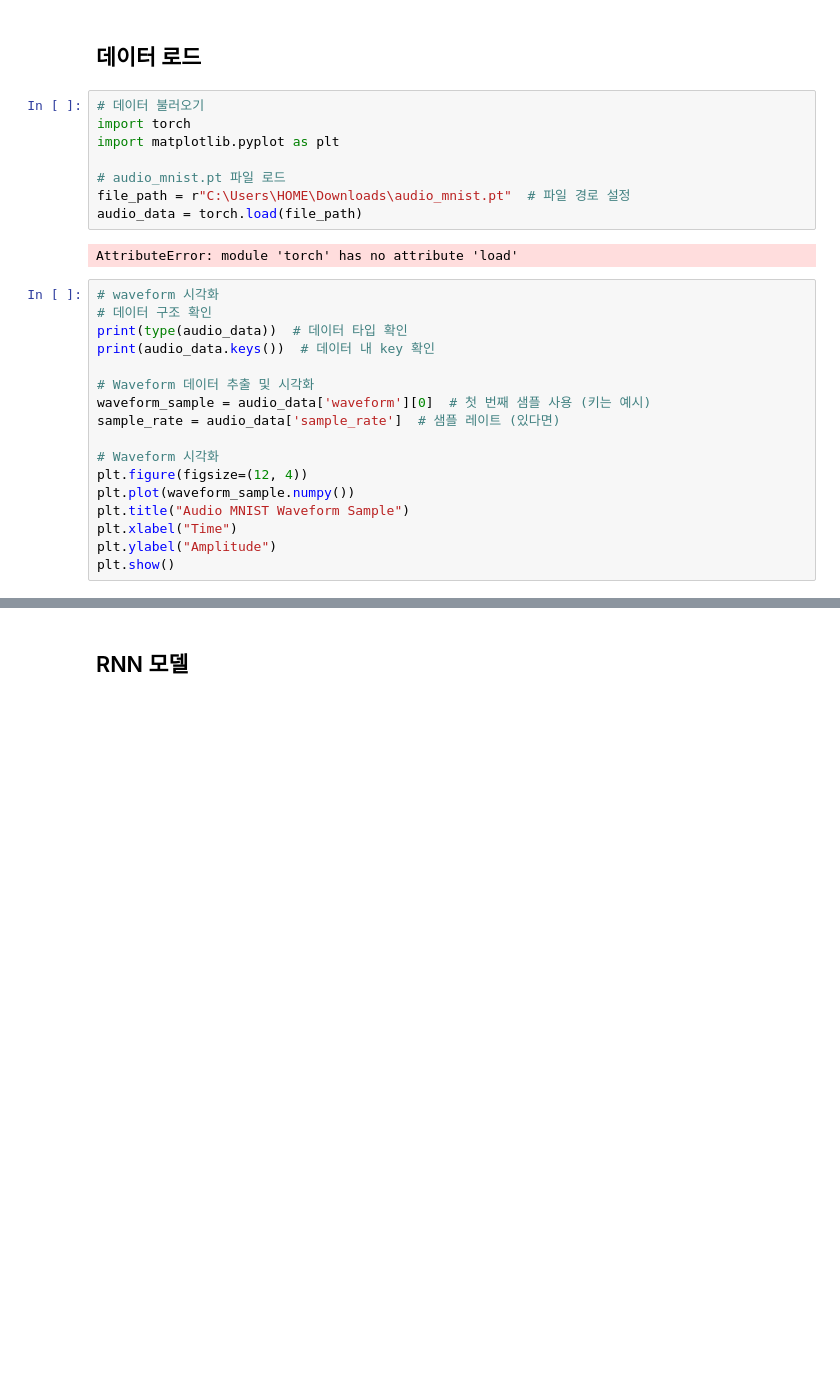
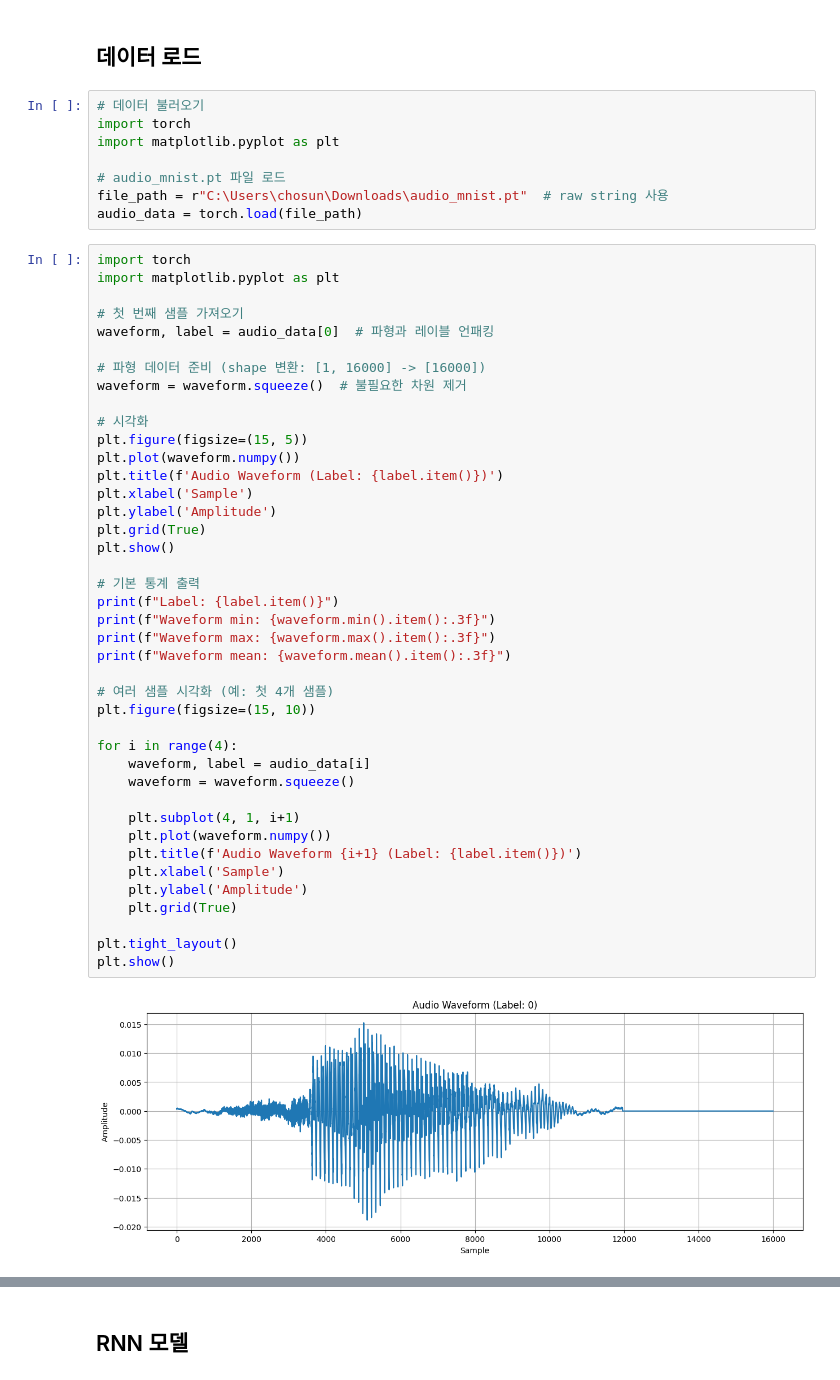
Before and after one commit to 20213013/AI, a Jupyter notebook: AudioMNIST_RNN/Audio_MNIST_RNN_Waveform.ipynb, the cells around one changed output, grey strips where cells are left out. Saved outputs shown, nothing was run; the diff lists cells and outputs as text; blank space fills up the shorter version.

```diff
--- a/AudioMNIST_RNN/Audio_MNIST_RNN_Waveform.ipynb
+++ b/AudioMNIST_RNN/Audio_MNIST_RNN_Waveform.ipynb
@@ -34,24 +38,48 @@ import torch
 import matplotlib.pyplot as plt
 
 # audio_mnist.pt 파일 로드
-file_path = r"C:\Users\HOME\Downloads\audio_mnist.pt"  # 파일 경로 설정
+file_path = r"C:\Users\chosun\Downloads\audio_mnist.pt"  # raw string 사용
 audio_data = torch.load(file_path)
-# %% [output]
-AttributeError: module 'torch' has no attribute 'load'
-# %%
-# waveform 시각화
-# 데이터 구조 확인
-print(type(audio_data))  # 데이터 타입 확인
-print(audio_data.keys())  # 데이터 내 key 확인
-
-# Waveform 데이터 추출 및 시각화
-waveform_sample = audio_data['waveform'][0]  # 첫 번째 샘플 사용 (키는 예시)
-sample_rate = audio_data['sample_rate']  # 샘플 레이트 (있다면)
-
-# Waveform 시각화
-plt.figure(figsize=(12, 4))
-plt.plot(waveform_sample.numpy())
-plt.title("Audio MNIST Waveform Sample")
-plt.xlabel("Time")
-plt.ylabel("Amplitude")
-plt.show()
+# %%
+import torch
+import matplotlib.pyplot as plt
+
+# 첫 번째 샘플 가져오기
+waveform, label = audio_data[0]  # 파형과 레이블 언패킹
+
+# 파형 데이터 준비 (shape 변환: [1, 16000] -> [16000])
+waveform = waveform.squeeze()  # 불필요한 차원 제거
+
+# 시각화
+plt.figure(figsize=(15, 5))
+plt.plot(waveform.numpy())
+plt.title(f'Audio Waveform (Label: {label.item()})')
+plt.xlabel('Sample')
+plt.ylabel('Amplitude')
+plt.grid(True)
+plt.show()
+
+# 기본 통계 출력
+print(f"Label: {label.item()}")
+print(f"Waveform min: {waveform.min().item():.3f}")
+print(f"Waveform max: {waveform.max().item():.3f}")
+print(f"Waveform mean: {waveform.mean().item():.3f}")
+
+# 여러 샘플 시각화 (예: 첫 4개 샘플)
+plt.figure(figsize=(15, 10))
+
+for i in range(4):
+    waveform, label = audio_data[i]
+    waveform = waveform.squeeze()
+
+    plt.subplot(4, 1, i+1)
+    plt.plot(waveform.numpy())
+    plt.title(f'Audio Waveform {i+1} (Label: {label.item()})')
+    plt.xlabel('Sample')
+    plt.ylabel('Amplitude')
+    plt.grid(True)
+
+plt.tight_layout()
+plt.show()
+# %% [output]
+[figure, added]
```
Also changed, not shown: parts of 5 cells of this notebook.
